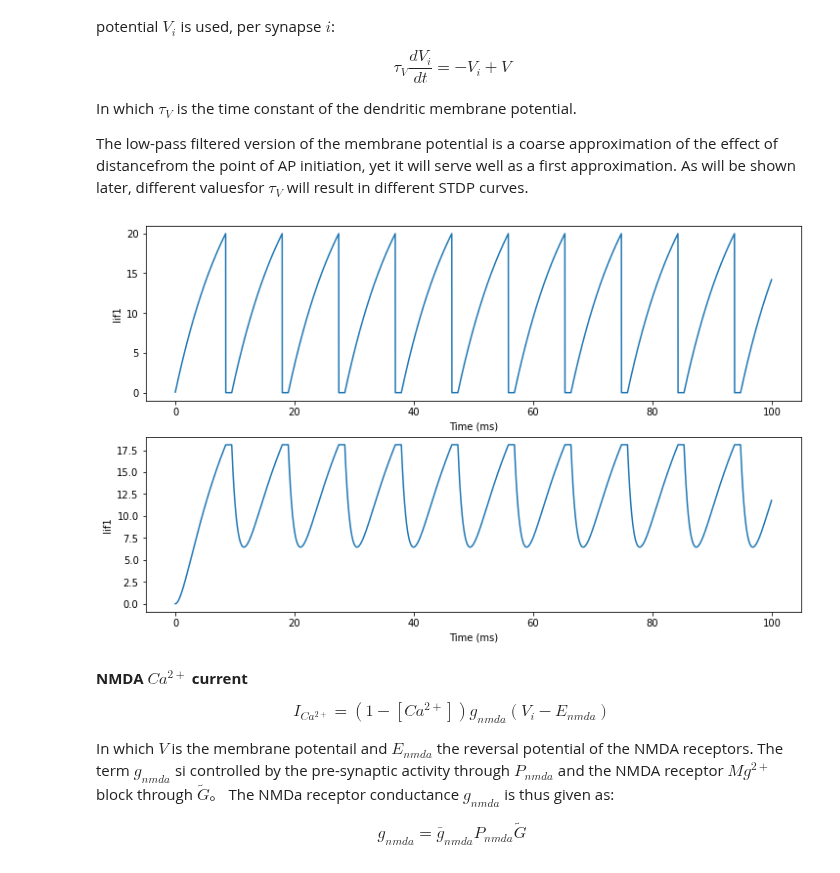
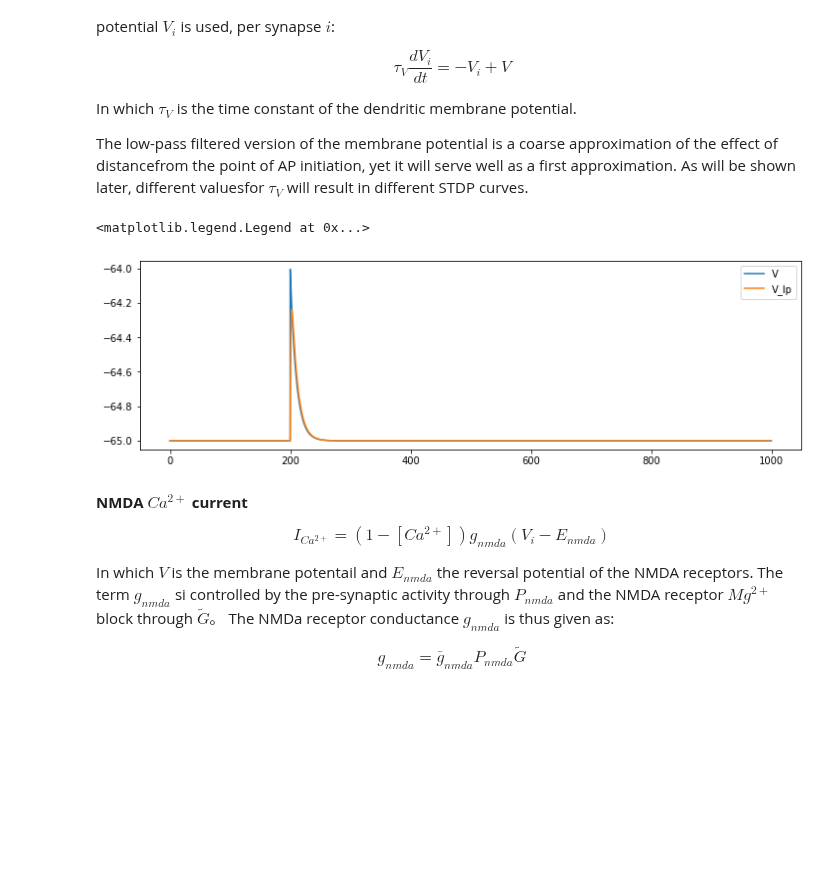
Before and after one commit to AohuaCheng/Neuro-and-Complexity-Science, a Jupyter notebook: Coding/STDP/STDP.ipynb, the cells around one changed output. Saved outputs shown, nothing was run; the diff lists cells and outputs as text; code cells hidden in the pictures; blank space fills up the shorter version.

```diff
--- a/Coding/STDP/STDP.ipynb
+++ b/Coding/STDP/STDP.ipynb
@@ -21,7 +21,7 @@ import numpy as np
 import brainpy as bp
 import matplotlib.pyplot as plt
 # %%
-dt=0.02
+dt=0.1
 bp.backend.set(dt=dt)
 # %% [markdown]
 ## Step 1: build LIF neuron, NMDA synapse, AMPA synapse, GABAa synapse
@@ -92,7 +92,7 @@ class LIF(bp.NeuGroup):
     return dV, dV_lp
 
   def __init__(self, size, t_ref=1., g_ampa=0., g_nmda=0., tau_V=10/9,
-               V_rest=0., V_reset=0., V_th=20., **kwargs):
+               V_rest=-65., V_reset=-65., V_th=-50., **kwargs):
     super(LIF, self).__init__(size=size, **kwargs)
 
     # parameters
@@ -102,13 +102,14 @@ class LIF(bp.NeuGroup):
     self.tau_V = tau_V
     self.V_th = V_th
     self.V_reset = V_reset
+    self.V_rest = V_rest
 
     # variables
     self.t_last_spike = bp.ops.ones(self.num) * -1e7
     self.refractory = bp.ops.zeros(self.num, dtype=bool)
     self.spike = bp.ops.zeros(self.num, dtype=bool)
-    self.V = bp.ops.ones(self.num) * V_rest
-    self.V_lp = bp.ops.ones(self.num) * V_rest
+    self.V = bp.ops.ones(self.num) * self.V_rest
+    self.V_lp = bp.ops.ones(self.num) * self.V_rest
     self.input = bp.ops.zeros(self.num)
     self.g_ampa = bp.ops.zeros(self.num)
     self.g_nmda = bp.ops.zeros(self.num)
@@ -123,7 +124,7 @@ class LIF(bp.NeuGroup):
         spike = (V >= self.V_th)
         if spike:
           V = self.V_reset
-          # V_i = self.V_reset
+          # V_lp = self.V_reset
           self.t_last_spike[i] = _t
           refractory = True
         self.V[i] = V
@@ -133,18 +134,25 @@ class LIF(bp.NeuGroup):
       self.input[i] = 0.
 # %%
 ## LIF
-lif1 = LIF(size=1, monitors=['V','V_lp']) # size is the iteration rounds
-lif1.run(duration=100, inputs=('input', 100)) # duration is the real time
+t_duration = 1000
+idx_duration = int(t_duration/dt)
+input_I = bp.ops.zeros(idx_duration)
+idx_spike = int(200/dt)
+input_I[idx_spike] = 100
+
+lif = LIF(size=1, monitors=['V','V_lp']) # size is the iteration rounds
+lif.run(duration=t_duration, inputs=('input', input_I)) # duration is the real time
 # %%
 # plot
-fig, gs = bp.visualize.get_figure(row_num=2, col_num=1, row_len=3, col_len=10)
+fig, gs = bp.visualize.get_figure(row_num=1, col_num=1, row_len=3, col_len=10)
 
 fig.add_subplot(gs[0, 0])
-bp.visualize.line_plot(lif1.mon.ts, lif1.mon.V[:, 0], ylabel='lif1')
-fig.add_subplot(gs[1, 0])
-bp.visualize.line_plot(lif1.mon.ts, lif1.mon.V_lp[:, 0], ylabel='lif1')
+plt.plot(lif.mon.ts, lif.mon.V[:, 0], label='V')
+plt.plot(lif.mon.ts, lif.mon.V_lp[:, 0], label='V_lp')
+plt.legend()
 # %% [output]
+<matplotlib.legend.Legend at 0x...>
-[figure, old version]
+[figure, new version]
 # %% [markdown]
 
 **NMDA $Ca^{2+}$ current**
```
Also changed, not shown: parts of 3 cells of this notebook.
